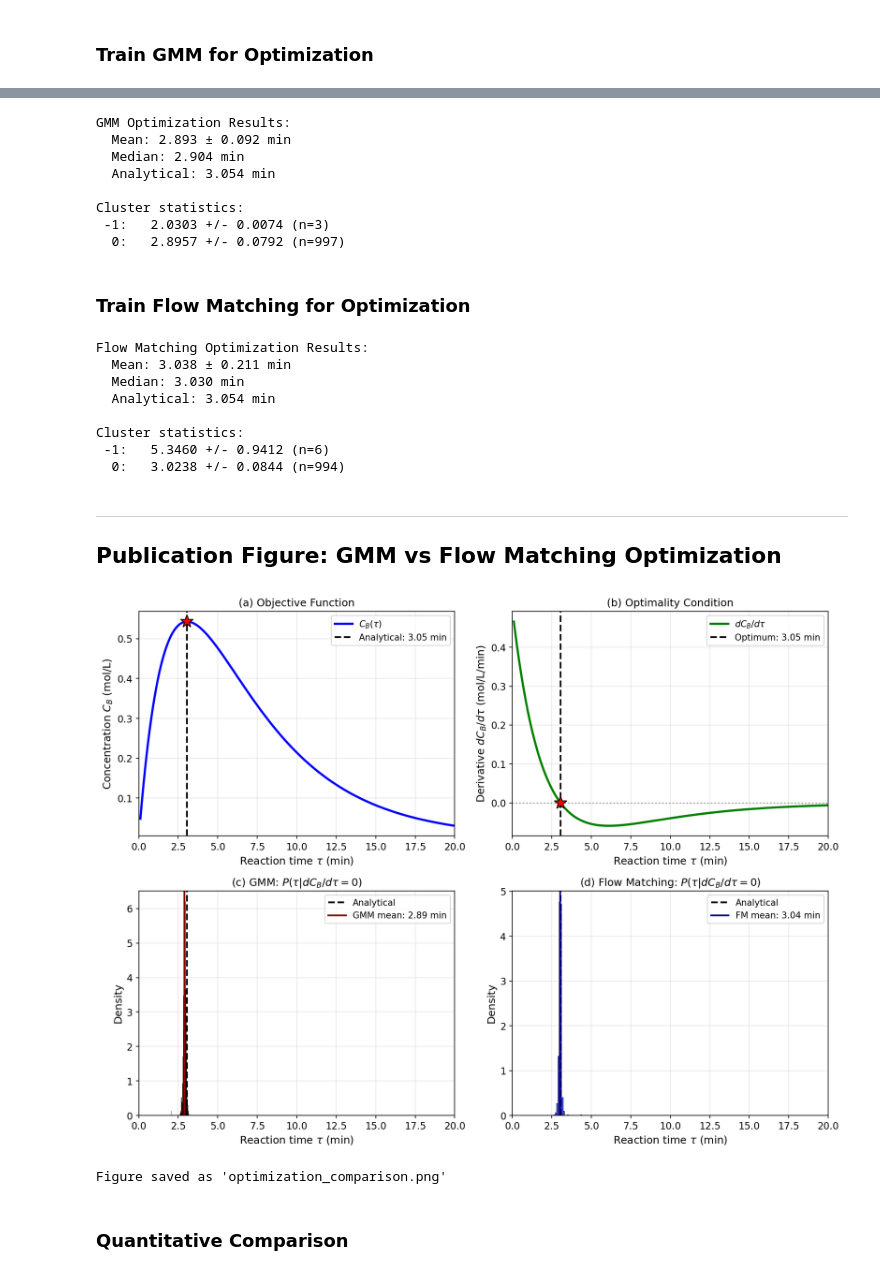
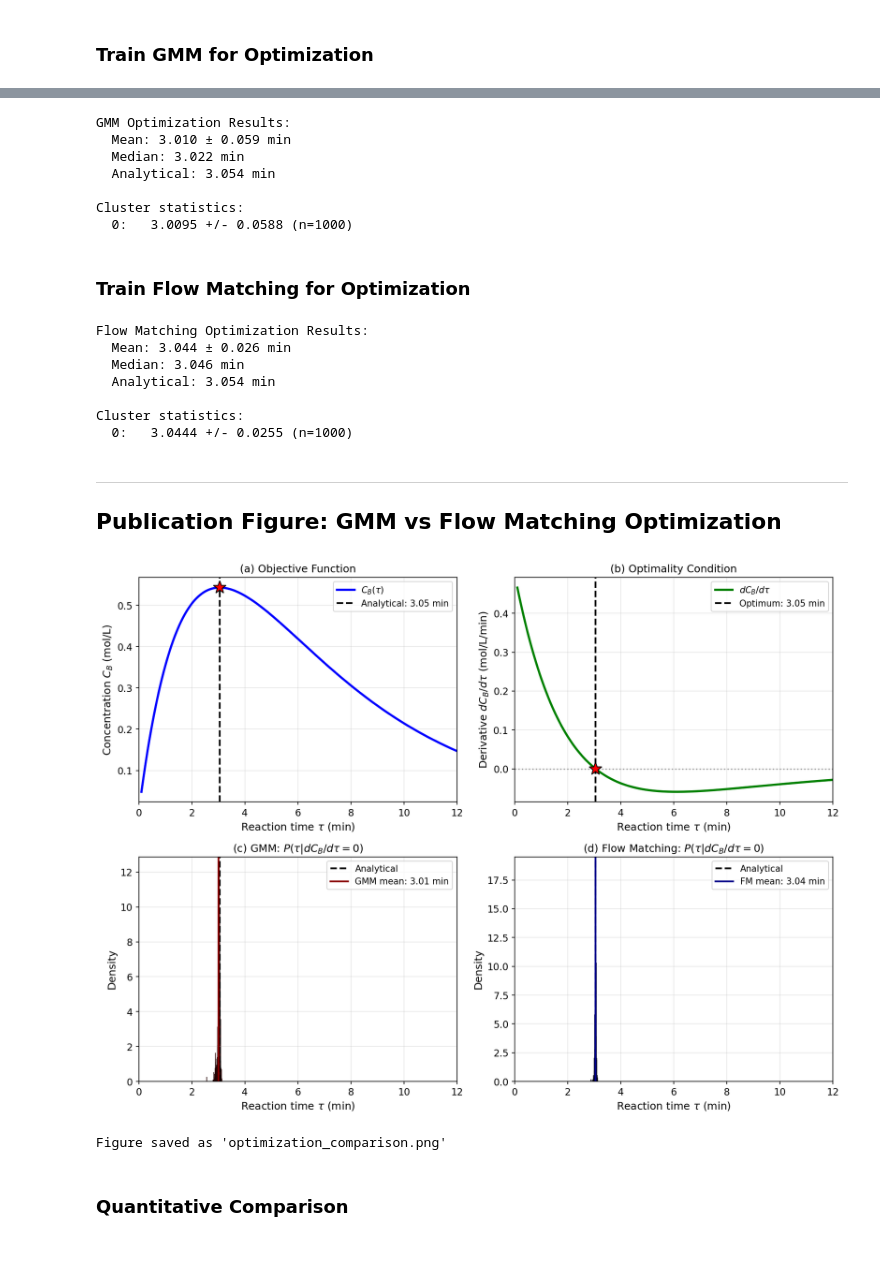
Before and after one commit to KitchinHUB/generative-optimization, a Jupyter notebook: results-01-optimization.ipynb, the cells around one changed output, grey strips where cells are left out. Saved outputs shown, nothing was run; the diff lists cells and outputs as text; code cells hidden in the pictures.

```diff
--- a/results-01-optimization.ipynb
+++ b/results-01-optimization.ipynb
@@ -166,6 +166,12 @@ This approach generalizes to problems without analytical solutions.
 k1 = 0.5  # min^-1 (A -> B)
 k2 = 0.2  # min^-1 (B -> C)
 CA0 = 1.0  # mol/L (initial concentration of A)
+
+# Training/plotting domain for tau.  12 min is about 4 tau*, which covers the
+# maximum and its decay while keeping the sampling density near the optimum
+# high.  This matches TAU_MAX in make_toc.py so the TOC graphic and Fig. 5
+# describe the same model.
+TAU_MAX = 12.0  # min
 
 # Analytical optimum
 tau_opt_analytical = np.log(k1 / k2) / (k1 - k2)
@@ -187,12 +193,12 @@ Analytical optimum:
 ### Generate Training Data
 # %%
 # Generate data for GMM
-tau_gmm = np.linspace(0.1, 20, 200)  # reaction time (min)
+tau_gmm = np.linspace(0.1, TAU_MAX, 200)  # reaction time (min)
 CB_gmm = (CA0 * k1 / (k2 - k1)) * (np.exp(-k1 * tau_gmm) - np.exp(-k2 * tau_gmm))
 dCB_dtau_gmm = CA0 * k1 * (k2 * np.exp(-k2 * tau_gmm) - k1 * np.exp(-k1 * tau_gmm)) / (k2 - k1)
 
 # Generate data for Flow Matching (with oversampling near optimum)
-tau_base = np.linspace(0.1, 20, 1000)
+tau_base = np.linspace(0.1, TAU_MAX, 1000)
 tau_near_opt = np.linspace(tau_opt_analytical - 2, tau_opt_analytical + 2, 500)
 tau_fm = np.concatenate([tau_base, tau_near_opt])
 CB_fm = (CA0 * k1 / (k2 - k1)) * (np.exp(-k1 * tau_fm) - np.exp(-k2 * tau_fm))
@@ -240,13 +246,12 @@ print(f"\nCluster statistics:")
 cluster_stats(samples_gmm[:, 0])
 # %% [output]
 GMM Optimization Results:
-  Mean: 2.893 ± 0.092 min
-  Median: 2.904 min
+  Mean: 3.010 ± 0.059 min
+  Median: 3.022 min
   Analytical: 3.054 min
 
 Cluster statistics:
- -1:   2.0303 +/- 0.0074 (n=3)
-  0:   2.8957 +/- 0.0792 (n=997)
+  0:   3.0095 +/- 0.0588 (n=1000)
 # %% [markdown]
 ### Train Flow Matching for Optimization
 # %%
@@ -268,13 +273,12 @@ print(f"\nCluster statistics:")
 cluster_stats(samples_fm[:, 0], eps=0.5)
 # %% [output]
 Flow Matching Optimization Results:
-  Mean: 3.038 ± 0.211 min
-  Median: 3.030 min
+  Mean: 3.044 ± 0.026 min
+  Median: 3.046 min
   Analytical: 3.054 min
 
 Cluster statistics:
- -1:   5.3460 +/- 0.9412 (n=6)
-  0:   3.0238 +/- 0.0844 (n=994)
+  0:   3.0444 +/- 0.0255 (n=1000)
 # %% [markdown]
 ---
 ## Publication Figure: GMM vs Flow Matching Optimization
@@ -285,7 +289,7 @@ Cluster statistics:
 
 fig, axes = plt.subplots(2, 2, figsize=(12, 9))
 
-tau_plot = np.linspace(0.1, 20, 200)
+tau_plot = np.linspace(0.1, TAU_MAX, 200)
 CB_plot = (CA0 * k1 / (k2 - k1)) * (np.exp(-k1 * tau_plot) - np.exp(-k2 * tau_plot))
 dCB_dtau_plot = CA0 * k1 * (k2 * np.exp(-k2 * tau_plot) - k1 * np.exp(-k1 * tau_plot)) / (k2 - k1)
 
@@ -301,7 +305,7 @@ ax.set_ylabel('Concentration $C_B$ (mol/L)')
 ax.set_title('(a) Objective Function')
 ax.legend(loc='upper right', fontsize=10)
 ax.grid(True, alpha=0.3)
-ax.set_xlim(0, 20)
+ax.set_xlim(0, TAU_MAX)
 
 # ============================================================
 # Top right: Derivative dCB/dτ
@@ -316,43 +320,43 @@ ax.set_ylabel('Derivative $dC_B/d\\tau$ (mol/L/min)')
 ax.set_title('(b) Optimality Condition')
 ax.legend(loc='upper right', fontsize=10)
 ax.grid(True, alpha=0.3)
-ax.set_xlim(0, 20)
+ax.set_xlim(0, TAU_MAX)
 
 # ============================================================
 # Bottom left: GMM distribution
 # ============================================================
 ax = axes[1, 0]
 ax.hist(samples_gmm[:, 0], bins=50, alpha=0.7, color='red', density=True, edgecolor='black', linewidth=0.5)
 ax.axvline(tau_opt_analytical, color='black', ls='--', lw=2, label='Analytical')
 ax.axvline(samples_gmm[:, 0].mean(), color='darkred', ls='-', lw=2, label=f'GMM mean: {samples_gmm[:, 0].mean():.2f} min')
 ax.set_xlabel('Reaction time $\\tau$ (min)')
 ax.set_ylabel('Density')
 ax.set_title('(c) GMM: $P(\\tau | dC_B/d\\tau = 0)$')
 ax.legend(loc='upper right', fontsize=10)
 ax.grid(True, alpha=0.3)
-ax.set_xlim(0, 20)
+ax.set_xlim(0, TAU_MAX)
 
 # ============================================================
 # Bottom right: Flow Matching distribution
 # ============================================================
 ax = axes[1, 1]
 ax.hist(samples_fm[:, 0], bins=50, alpha=0.7, color='blue', density=True, edgecolor='black', linewidth=0.5)
 ax.axvline(tau_opt_analytical, color='black', ls='--', lw=2, label='Analytical')
 ax.axvline(samples_fm[:, 0].mean(), color='darkblue', ls='-', lw=2, label=f'FM mean: {samples_fm[:, 0].mean():.2f} min')
 ax.set_xlabel('Reaction time $\\tau$ (min)')
 ax.set_ylabel('Density')
 ax.set_title('(d) Flow Matching: $P(\\tau | dC_B/d\\tau = 0)$')
 ax.legend(loc='upper right', fontsize=10)
 ax.grid(True, alpha=0.3)
-ax.set_xlim(0, 20)
+ax.set_xlim(0, TAU_MAX)
 
 plt.tight_layout()
 plt.savefig('optimization_comparison.png', dpi=300, bbox_inches='tight')
 plt.show()
 
 print("\nFigure saved as 'optimization_comparison.png'")
 # %% [output]
-[figure, old version]
+[figure, new version]
 Figure saved as 'optimization_comparison.png'
 # %% [markdown]
 ### Quantitative Comparison
```
Also changed, not shown: parts of 4 cells of this notebook, 5 other files.
